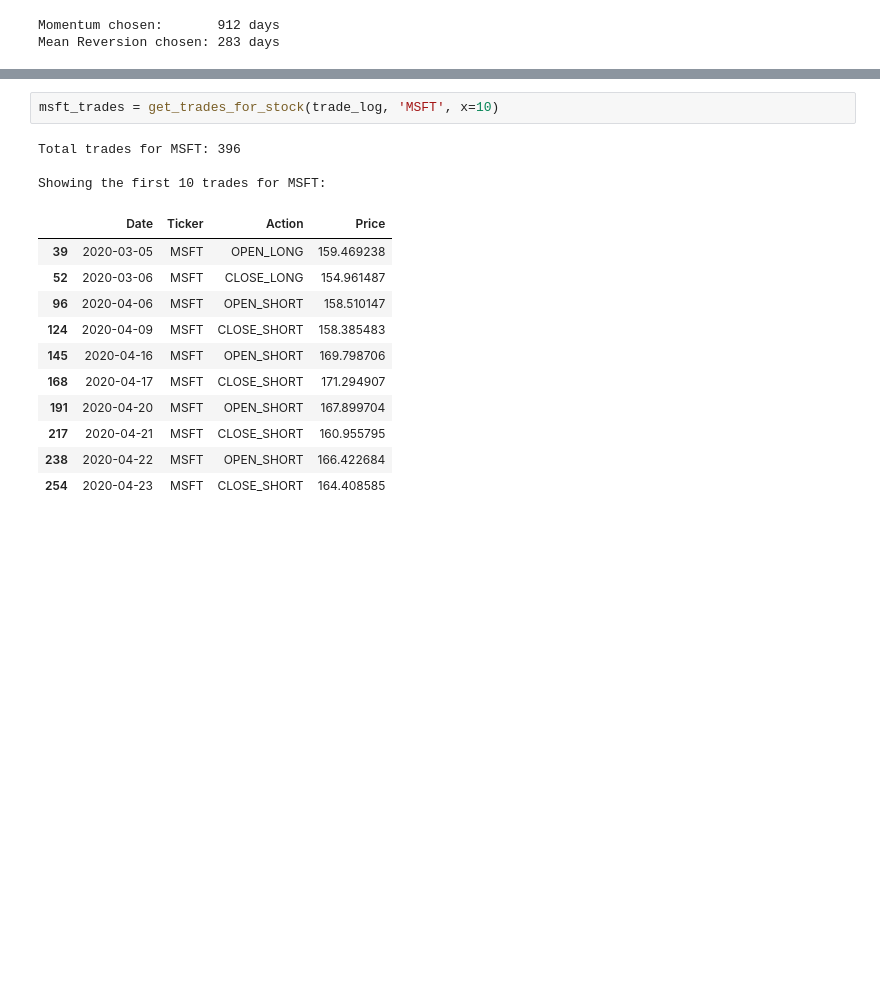
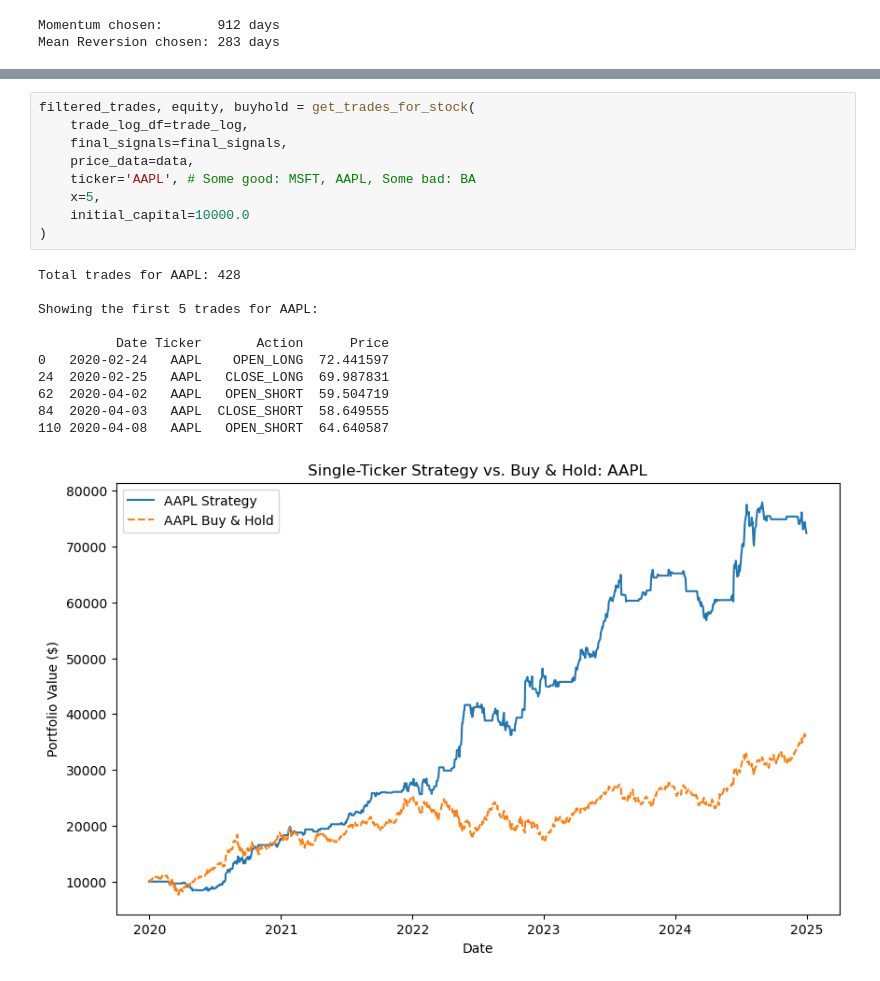
Before and after one commit to ArjunPatel32/MMR_ML_Trading, a Jupyter notebook: main.ipynb, the cells around one changed output, grey strips where cells are left out. Cells and saved outputs as stored; diff of their text form; blank space fills up the shorter version.

Commit message:
- comparing each stock to if we bought and held - minor typing changes

```diff
--- a/main.ipynb
+++ b/main.ipynb
@@ -175,17 +175,21 @@ print(trade_log.head(10))
-# %%
-msft_trades = get_trades_for_stock(trade_log, 'MSFT', x=10)
-# %% [output]
-Total trades for MSFT: 396
-
-Showing the first 10 trades for MSFT:
-|  | Date | Ticker | Action | Price |
-| 39 | 2020-03-05 | MSFT | OPEN_LONG | 159.469238 |
-| 52 | 2020-03-06 | MSFT | CLOSE_LONG | 154.961487 |
-| 96 | 2020-04-06 | MSFT | OPEN_SHORT | 158.510147 |
-| 124 | 2020-04-09 | MSFT | CLOSE_SHORT | 158.385483 |
-| 145 | 2020-04-16 | MSFT | OPEN_SHORT | 169.798706 |
-| 168 | 2020-04-17 | MSFT | CLOSE_SHORT | 171.294907 |
-| 191 | 2020-04-20 | MSFT | OPEN_SHORT | 167.899704 |
-| 217 | 2020-04-21 | MSFT | CLOSE_SHORT | 160.955795 |
-| 238 | 2020-04-22 | MSFT | OPEN_SHORT | 166.422684 |
-| 254 | 2020-04-23 | MSFT | CLOSE_SHORT | 164.408585 |
+# %%
+filtered_trades, equity, buyhold = get_trades_for_stock(
+    trade_log_df=trade_log,
+    final_signals=final_signals,
+    price_data=data,
+    ticker='AAPL', # Some good: MSFT, AAPL, Some bad: BA
+    x=5,
+    initial_capital=10000.0
+)
+# %% [output]
+Total trades for AAPL: 428
+
+Showing the first 5 trades for AAPL:
+
+          Date Ticker       Action      Price
+0   2020-02-24   AAPL    OPEN_LONG  72.441597
+24  2020-02-25   AAPL   CLOSE_LONG  69.987831
+62  2020-04-02   AAPL   OPEN_SHORT  59.504719
+84  2020-04-03   AAPL  CLOSE_SHORT  58.649555
+110 2020-04-08   AAPL   OPEN_SHORT  64.640587
+[figure, added]
```
Also changed, not shown: parts of 2 cells of this notebook, 2 other files.
